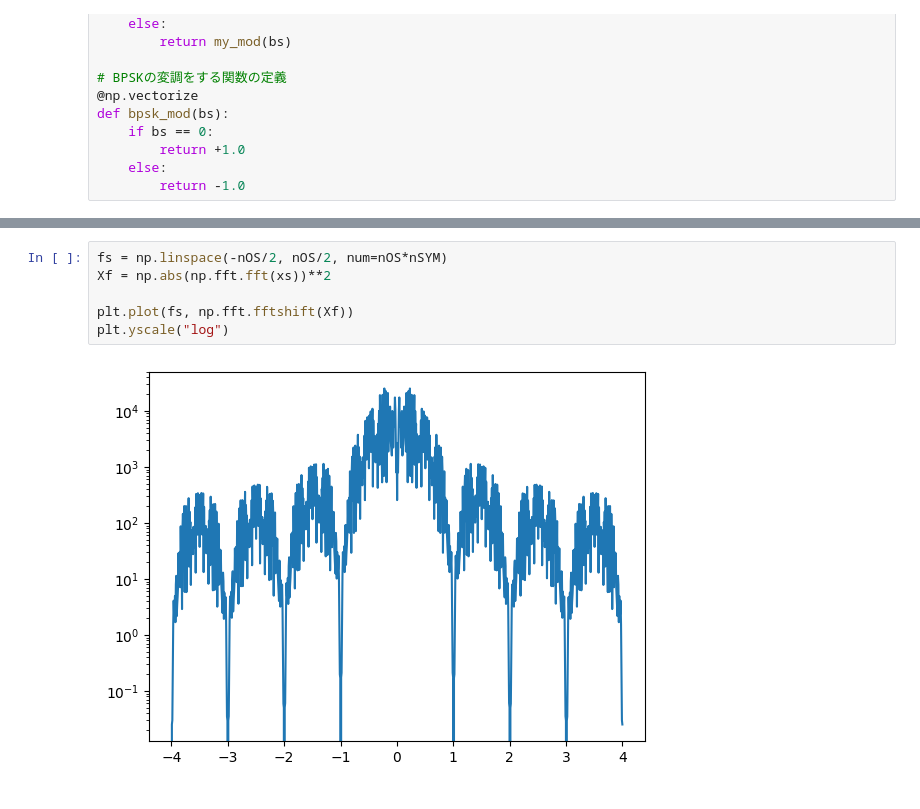
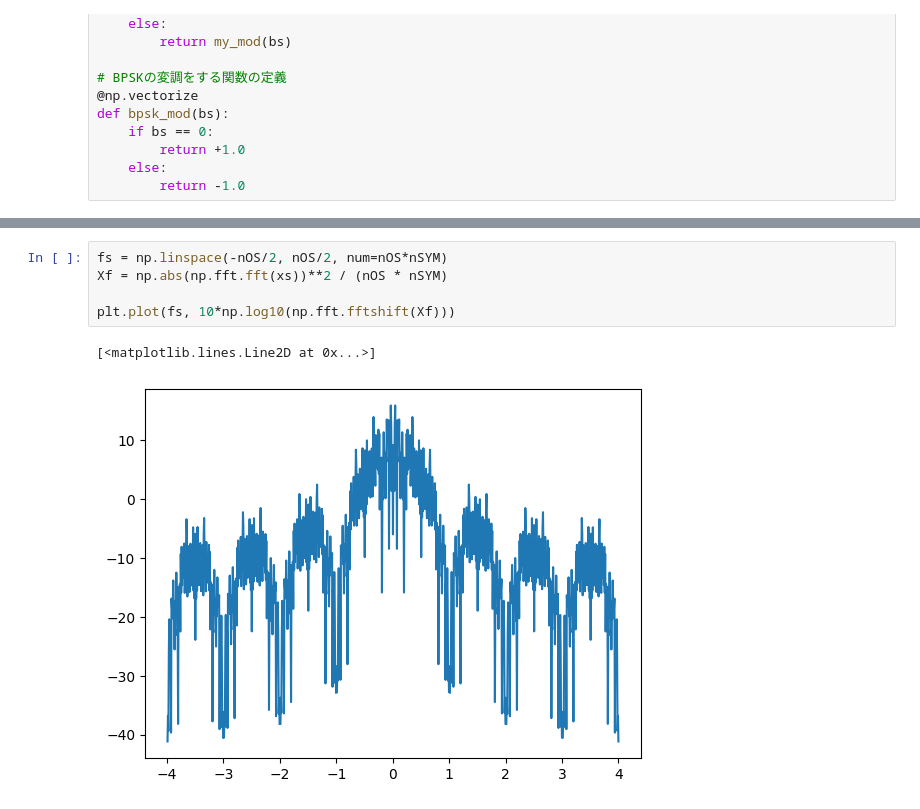
Before and after one commit to k3kaimu/Ez-SDR, a Jupyter notebook: b3exp/kosen/psk_mod.ipynb, the cells around one changed output, grey strips where cells are left out. Drawn from its saved outputs; the diff is of its cells as text.

```diff
--- a/b3exp/kosen/psk_mod.ipynb
+++ b/b3exp/kosen/psk_mod.ipynb
@@ -75,8 +75,8 @@ plt.ylim([-1.5, 1.5])
 # %%
 fs = np.linspace(-nOS/2, nOS/2, num=nOS*nSYM)
-Xf = np.abs(np.fft.fft(xs))**2
+Xf = np.abs(np.fft.fft(xs))**2 / (nOS * nSYM)
 
-plt.plot(fs, np.fft.fftshift(Xf))
-plt.yscale("log")
+plt.plot(fs, 10*np.log10(np.fft.fftshift(Xf)))
 # %% [output]
+[<matplotlib.lines.Line2D at 0x...>]
-[figure, old version]
+[figure, new version]
```
Also changed, not shown: parts of 5 cells of this notebook, 1 other file.
